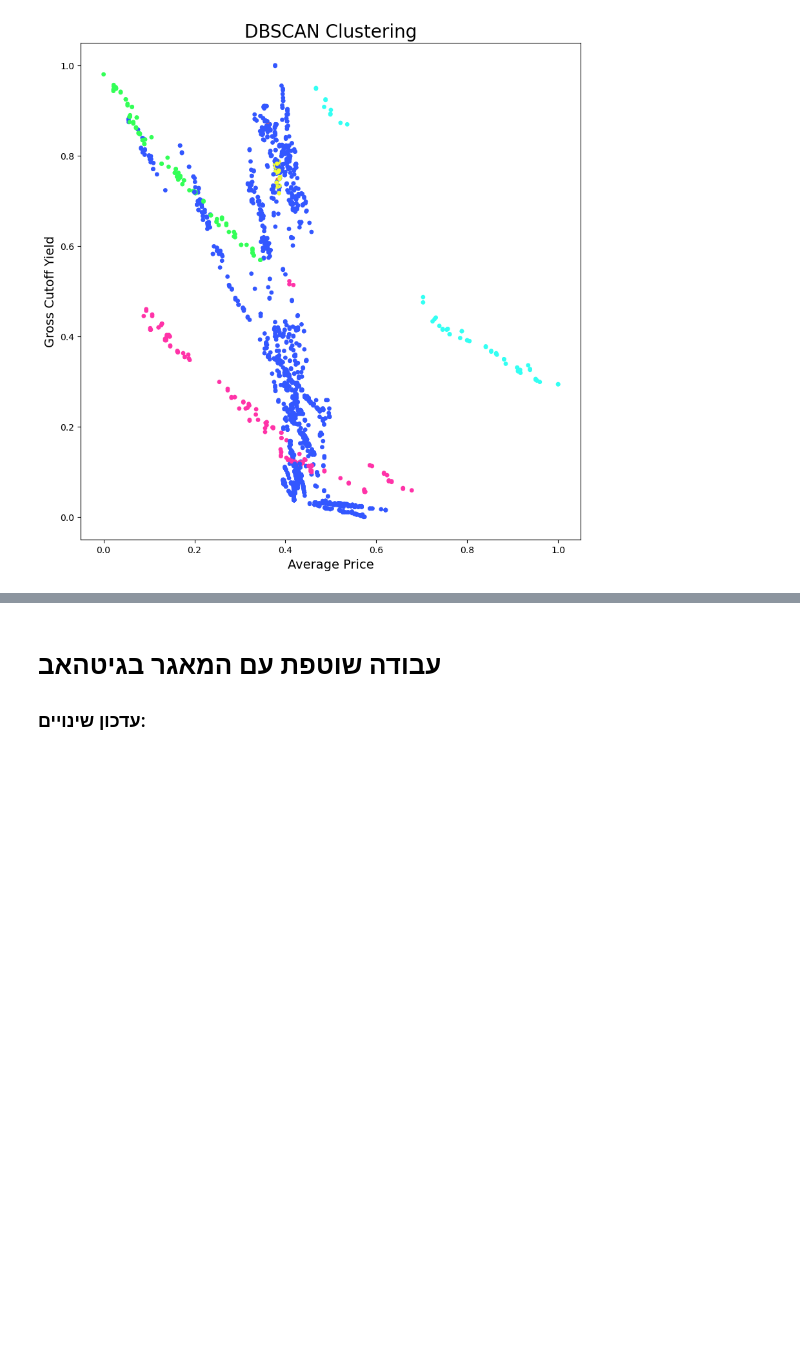
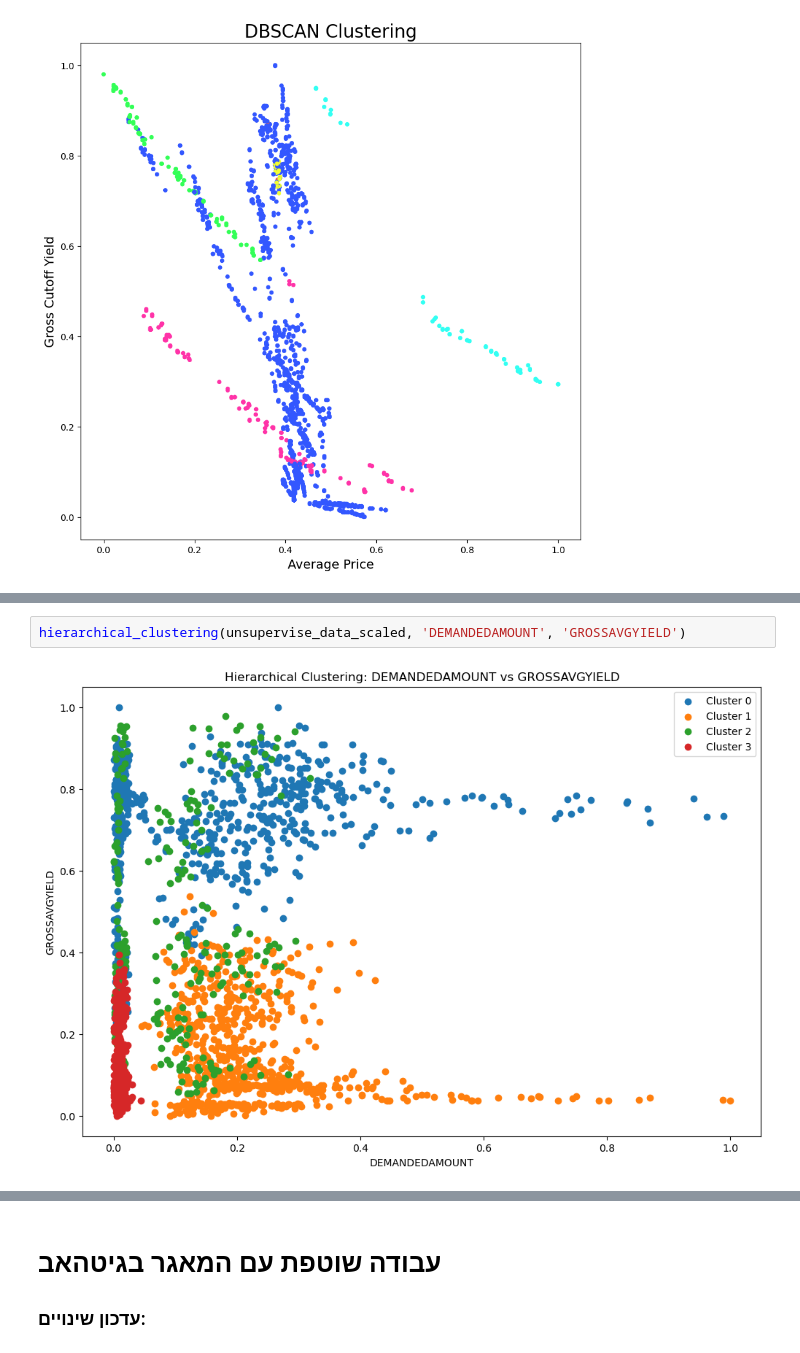
Before and after one commit to DorNatan/data-mining-project-2025, a Jupyter notebook: Data Mining Supervised & Unsupervised 2025.ipynb, the cells around one changed output, grey strips where cells are left out. Saved outputs shown, nothing was run; the diff lists cells and outputs as text; blank space fills up the shorter version.

```diff
--- a/Data Mining Supervised & Unsupervised 2025.ipynb
+++ b/Data Mining Supervised & Unsupervised 2025.ipynb
@@ -616,0 +616,4 @@ plt.show()
+# %%
+hierarchical_clustering(unsupervise_data_scaled, 'DEMANDEDAMOUNT', 'GROSSAVGYIELD')
+# %% [output]
+[figure, added]
```
Also changed, not shown: parts of 18 cells of this notebook.
